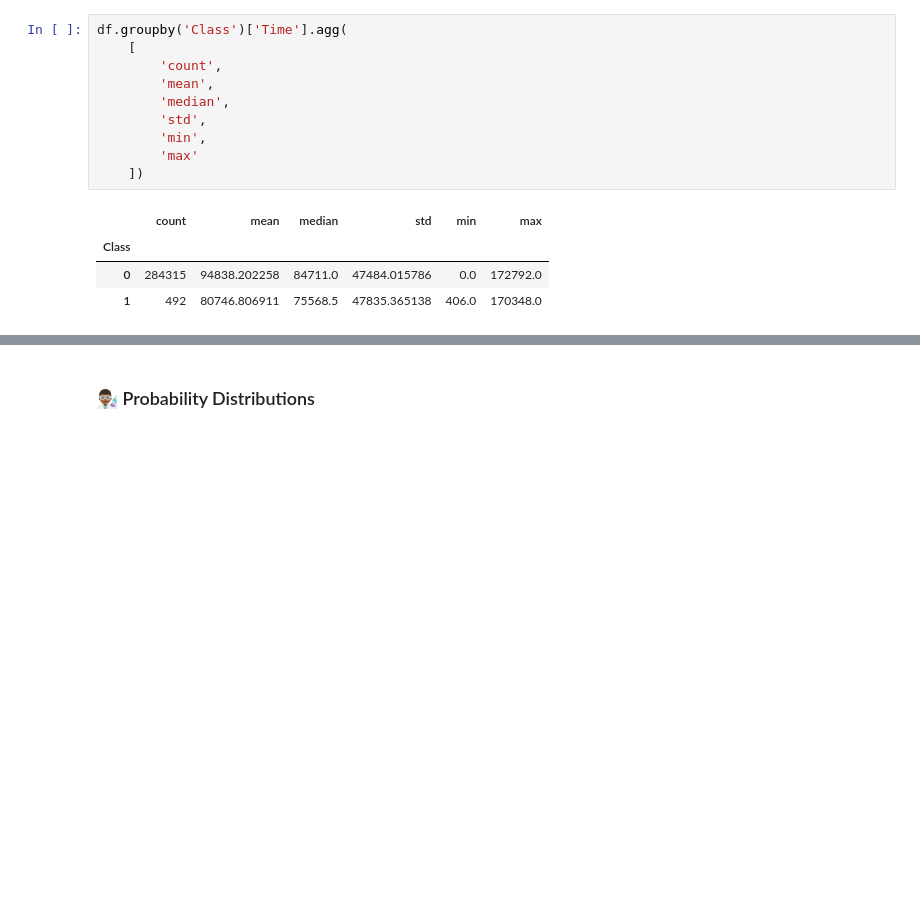
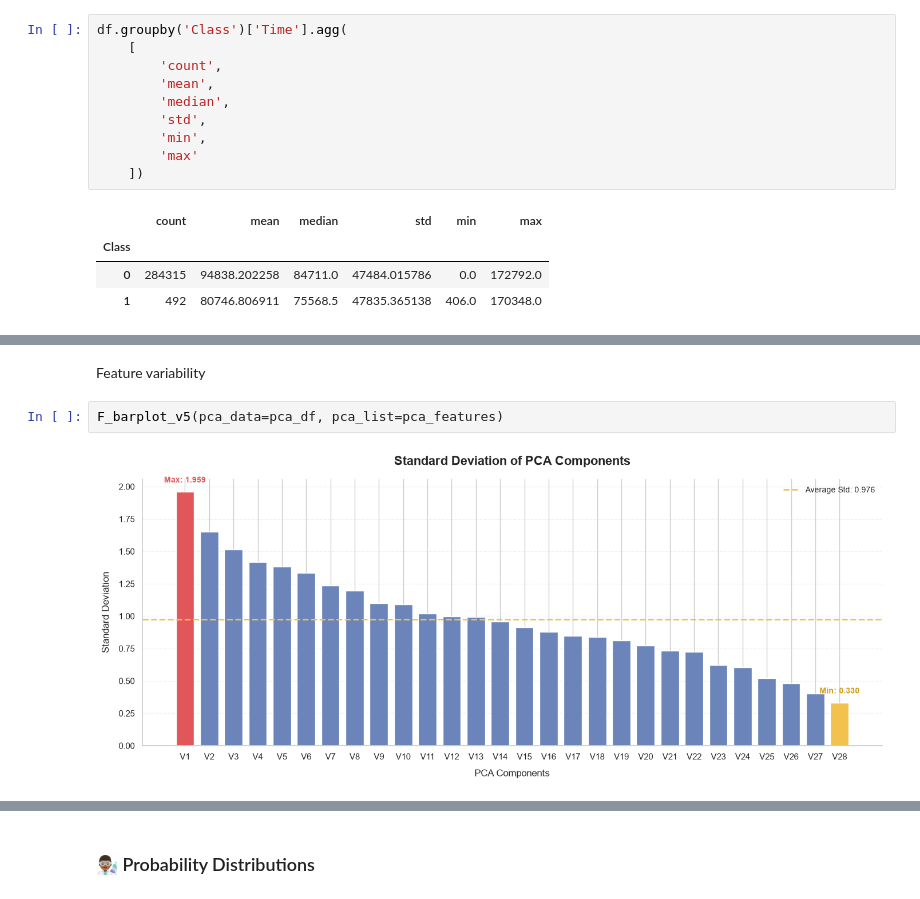
Before and after one commit to CCT-Dublin/CCT_STDA_CA_01_40S, a Jupyter notebook: notebooks/CCT_STDA_CA_01_40S_2026438.ipynb, the cells around one changed output, grey strips where cells are left out. Cells and saved outputs as stored; diff of their text form; blank space fills up the shorter version.

```diff
--- a/notebooks/CCT_STDA_CA_01_40S_2026438.ipynb
+++ b/notebooks/CCT_STDA_CA_01_40S_2026438.ipynb
@@ -1355,0 +1709,6 @@ hourly_summary.head(10).round(4)
+# %% [markdown]
+Feature variability
+# %%
+F_barplot_v5(pca_data=pca_df, pca_list=pca_features)
+# %% [output]
+[figure, added]
```
Also changed, not shown: parts of 22 cells of this notebook, 1 other file.
